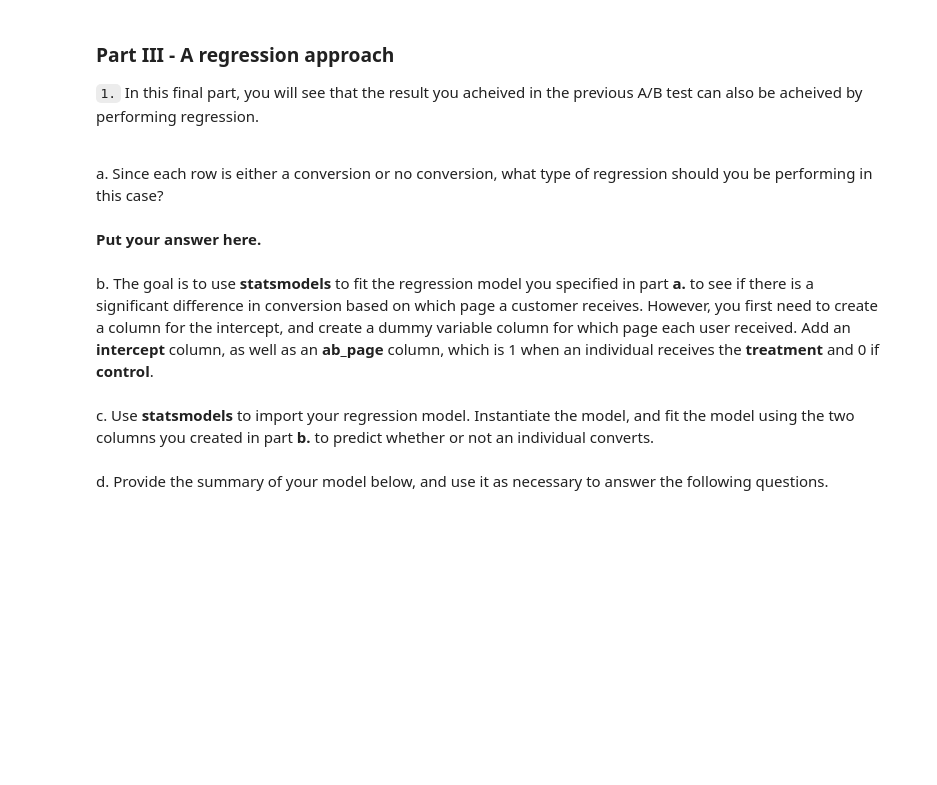
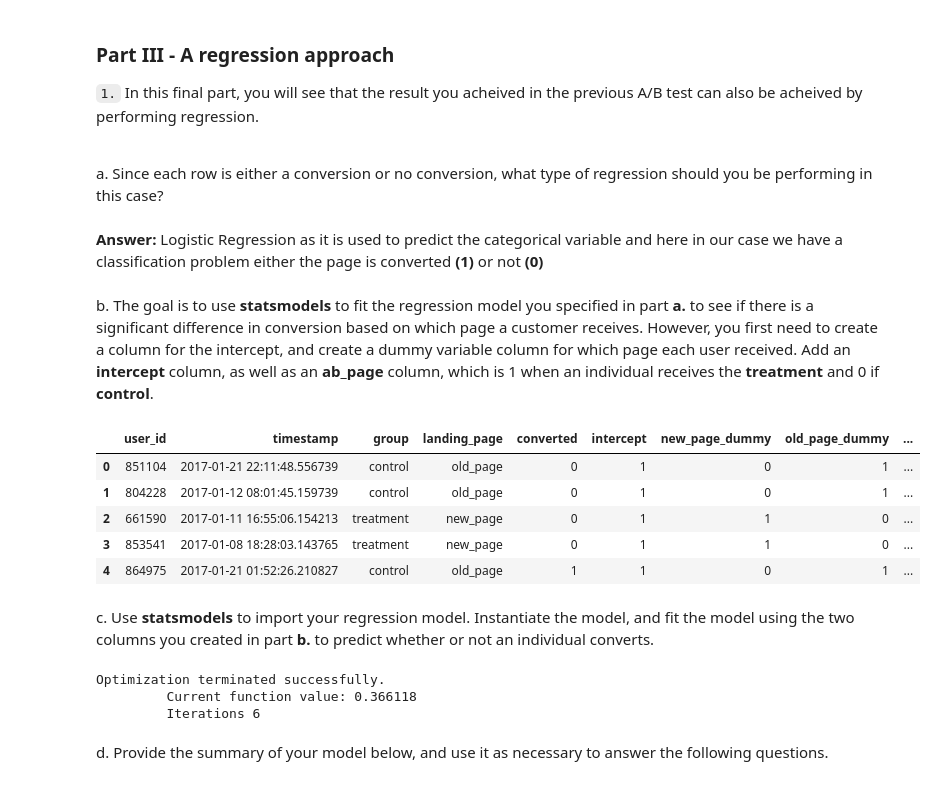
Before and after one commit to hagerElsehaimy/ABTestResults, a Jupyter notebook: Analyze_ab_test_results_notebook.ipynb, the cells around one changed output. Saved outputs shown, nothing was run; the diff lists cells and outputs as text; code cells hidden in the pictures; blank space fills up the shorter version.

Commit message:
logistic regression model

```diff
--- a/Analyze_ab_test_results_notebook.ipynb
+++ b/Analyze_ab_test_results_notebook.ipynb
@@ -302,11 +302,34 @@ n. What do the z-score and p-value you computed in the previous question mean fo
 `1.` In this final part, you will see that the result you acheived in the previous A/B test can also be acheived by performing regression.<br><br>
 
 a. Since each row is either a conversion or no conversion, what type of regression should you be performing in this case?
-# %% [markdown]
-**Put your answer here.**
+# %% [markdown]
+**Answer:** Logistic Regression as it is used to predict the categorical variable and here in our case we have a classification problem either the page is converted **(1)** or not **(0)**
 # %% [markdown]
 b. The goal is to use **statsmodels** to fit the regression model you specified in part **a.** to see if there is a significant difference in conversion based on which page a customer receives.  However, you first need to create a column for the intercept, and create a dummy variable column for which page each user received.  Add an **intercept** column, as well as an **ab_page** column, which is 1 when an individual receives the **treatment** and 0 if **control**.
+# %%
+df2_copy = df2.copy()
+df2_copy['intercept']=1
+df2_copy[['new_page_dummy','old_page_dummy']]=pd.get_dummies(df2_copy['landing_page'])
+df2_copy[['ab_page_treatment','ab_page_control']]=pd.get_dummies(df2_copy['group'])
+
+df2_copy.head()
+# %% [output]
+|  | user_id | timestamp | group | landing_page | converted | intercept | new_page_dummy | old_page_dummy | ... |
+| 0 | 851104 | 2017-01-21 22:11:48.556739 | control | old_page | 0 | 1 | 0 | 1 | ... |
+| 1 | 804228 | 2017-01-12 08:01:45.159739 | control | old_page | 0 | 1 | 0 | 1 | ... |
+| 2 | 661590 | 2017-01-11 16:55:06.154213 | treatment | new_page | 0 | 1 | 1 | 0 | ... |
+| 3 | 853541 | 2017-01-08 18:28:03.143765 | treatment | new_page | 0 | 1 | 1 | 0 | ... |
+| 4 | 864975 | 2017-01-21 01:52:26.210827 | control | old_page | 1 | 1 | 0 | 1 | ... |
 # %% [markdown]
 c. Use **statsmodels** to import your regression model.  Instantiate the model, and fit the model using the two columns you created in part **b.** to predict whether or not an individual converts.
+# %%
+xtrain = df2_copy[['ab_page_treatment', 'intercept']]
+ytrain = df2_copy[['converted']]
+
+logistic_model = sm.Logit(ytrain,xtrain).fit()
+# %% [output]
+Optimization terminated successfully.
+         Current function value: 0.366118
+         Iterations 6
 # %% [markdown]
 d. Provide the summary of your model below, and use it as necessary to answer the following questions.
```
Also changed, not shown: parts of 5 cells of this notebook.
